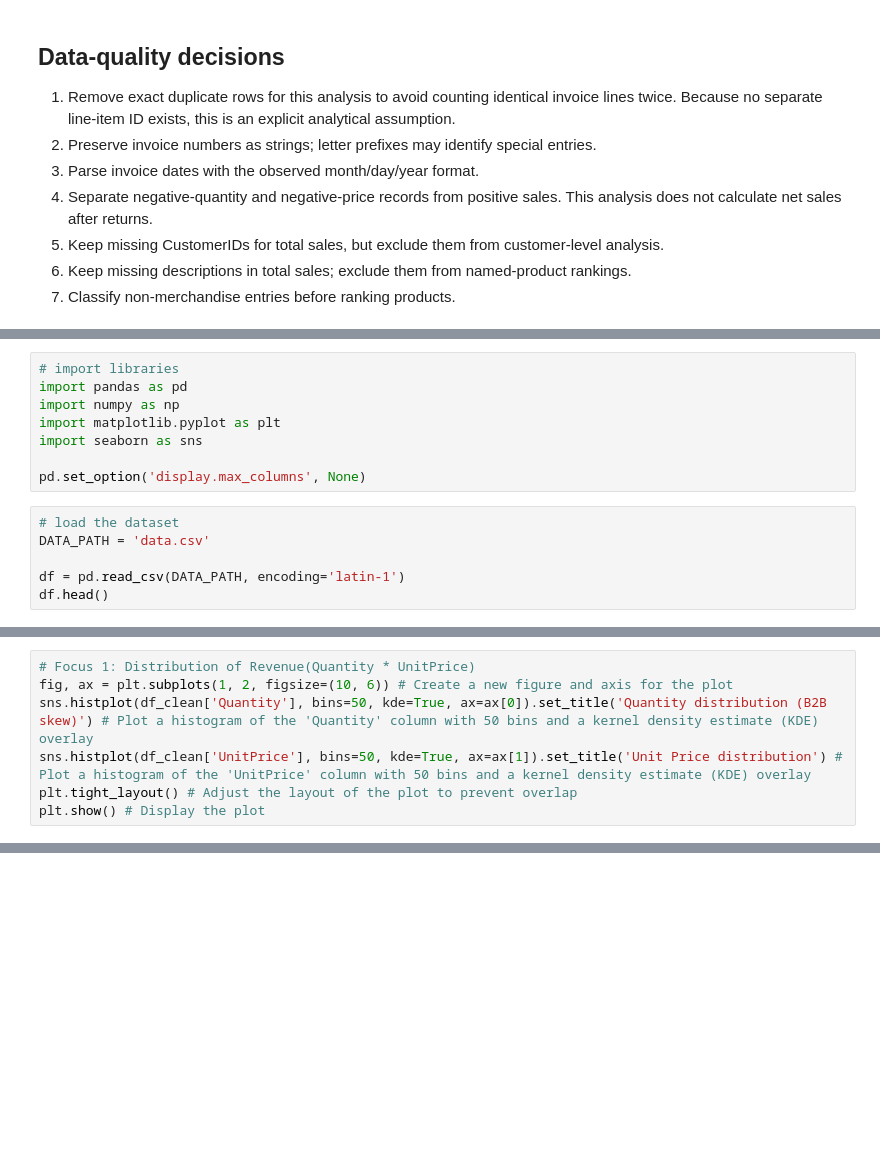
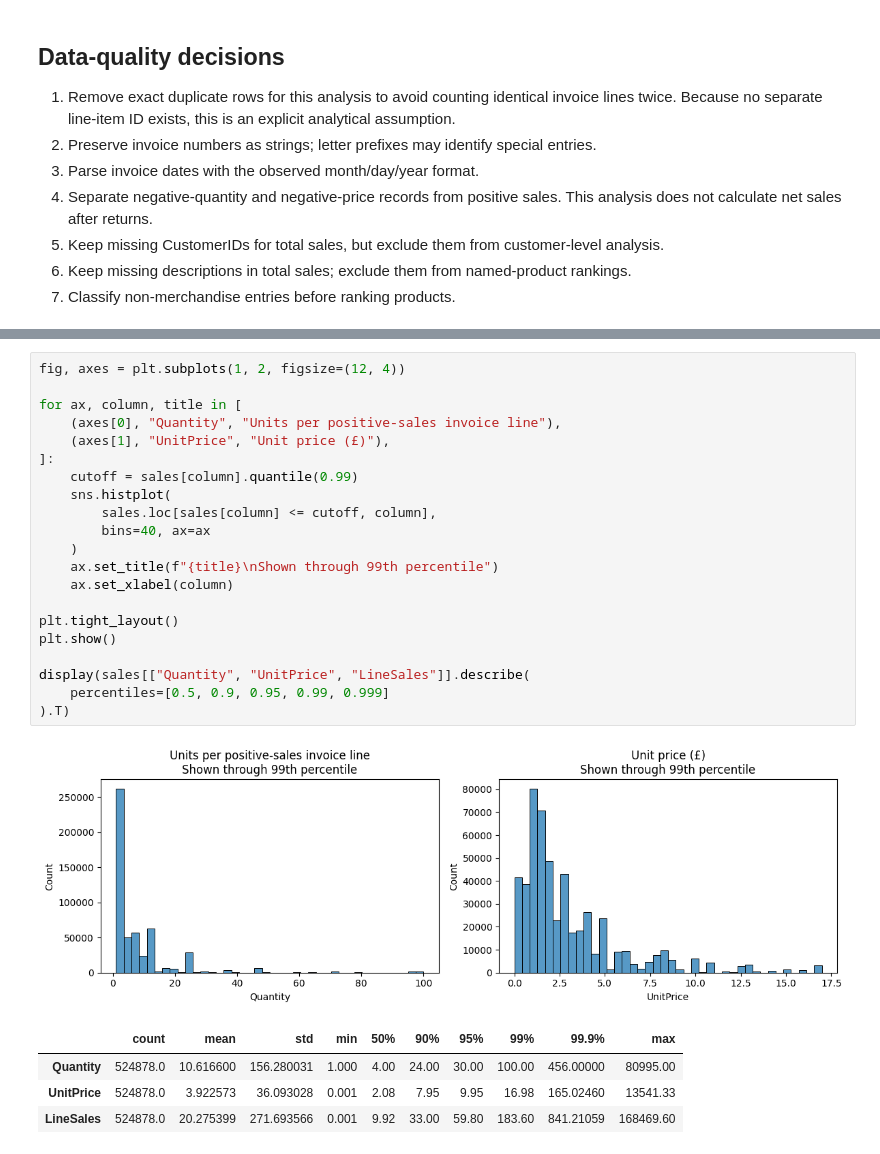
Before and after one commit to Tomisin510/BuildLabs_Internship_with_Nexus_Fellowship, a Jupyter notebook: Task-1-Ecommerce-EDA/Task_1.ipynb, the cells around one changed output, grey strips where cells are left out. Cells and saved outputs as stored; diff of their text form; blank space fills up the shorter version.

```diff
--- a/Task-1-Ecommerce-EDA/Task_1.ipynb
+++ b/Task-1-Ecommerce-EDA/Task_1.ipynb
@@ -165,14 +150,0 @@ customer management, international markets, and inventory planning.
-# %%
-# import libraries
-import pandas as pd
-import numpy as np
-import matplotlib.pyplot as plt
-import seaborn as sns
-
-pd.set_option('display.max_columns', None)
-# %%
-# load the dataset
-DATA_PATH = 'data.csv'
-
-df = pd.read_csv(DATA_PATH, encoding='latin-1')
-df.head()
@@ -404,7 +150,0 @@ df_clean.head()
-# %%
-# Focus 1: Distribution of Revenue(Quantity * UnitPrice)
-fig, ax = plt.subplots(1, 2, figsize=(10, 6)) # Create a new figure and axis for the plot
-sns.histplot(df_clean['Quantity'], bins=50, kde=True, ax=ax[0]).set_title('Quantity distribution (B2B skew)') # Plot a histogram of the 'Quantity' column with 50 bins and a kernel density estimate (KDE) overlay
-sns.histplot(df_clean['UnitPrice'], bins=50, kde=True, ax=ax[1]).set_title('Unit Price distribution') # Plot a histogram of the 'UnitPrice' column with 50 bins and a kernel density estimate (KDE) overlay
-plt.tight_layout() # Adjust the layout of the plot to prevent overlap
-plt.show() # Display the plot
@@ -1667,0 +406,27 @@ df_clean[df_clean['Description'].str.startswith("FRENCH PAISLEY", na=False)]
+# %%
+fig, axes = plt.subplots(1, 2, figsize=(12, 4))
+
+for ax, column, title in [
+    (axes[0], "Quantity", "Units per positive-sales invoice line"),
+    (axes[1], "UnitPrice", "Unit price (£)"),
+]:
+    cutoff = sales[column].quantile(0.99)
+    sns.histplot(
+        sales.loc[sales[column] <= cutoff, column],
+        bins=40, ax=ax
+    )
+    ax.set_title(f"{title}\nShown through 99th percentile")
+    ax.set_xlabel(column)
+
+plt.tight_layout()
+plt.show()
+
+display(sales[["Quantity", "UnitPrice", "LineSales"]].describe(
+    percentiles=[0.5, 0.9, 0.95, 0.99, 0.999]
+).T)
+# %% [output]
+[figure, added]
+|  | count | mean | std | min | 50% | 90% | 95% | 99% | 99.9% | max |
+| Quantity | 524878.0 | 10.616600 | 156.280031 | 1.000 | 4.00 | 24.00 | 30.00 | 100.00 | 456.00000 | 80995.00 |
+| UnitPrice | 524878.0 | 3.922573 | 36.093028 | 0.001 | 2.08 | 7.95 | 9.95 | 16.98 | 165.02460 | 13541.33 |
+| LineSales | 524878.0 | 20.275399 | 271.693566 | 0.001 | 9.92 | 33.00 | 59.80 | 183.60 | 841.21059 | 168469.60 |
```
Also changed, not shown: parts of 128 cells of this notebook.
